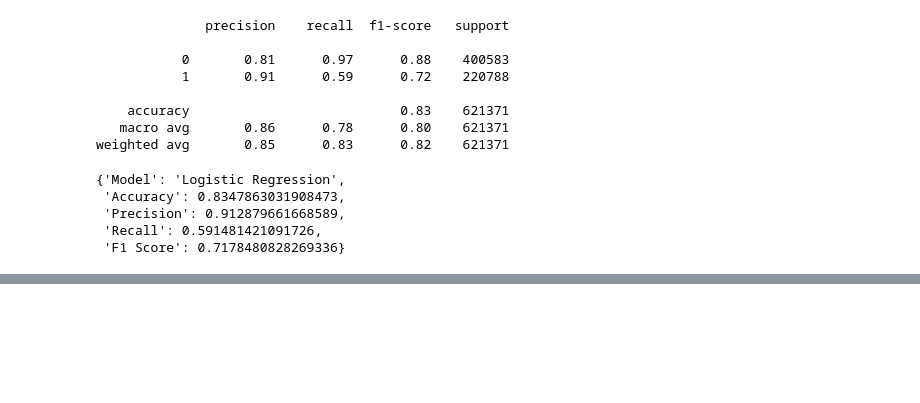
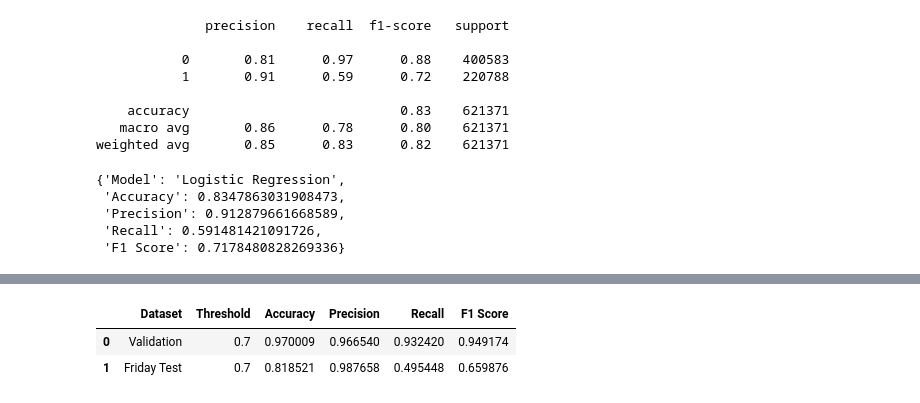
Before and after one commit to Dipita-2025/CyberSentinel_X, a Jupyter notebook: notebooks/03_model_training.ipynb, the cells around one changed output, grey strips where cells are left out. Cells and saved outputs as stored; diff of their text form; code cells hidden in the pictures; blank space fills up the shorter version.

Commit message:
model training and model creation

```diff
--- a/notebooks/03_model_training.ipynb
+++ b/notebooks/03_model_training.ipynb
@@ -128,0 +354,4 @@ from sklearn.ensemble import RandomForestClassifier
+# %%
+X_test_scaled_val = scaler_val.transform(X_test)
+
+print("Test data scaled:", X_test_scaled_val.shape)
@@ -128,0 +360,5 @@ from sklearn.ensemble import RandomForestClassifier
+# %%
+y_prob_test = model_lr_val.predict_proba(X_test_scaled_val)[:, 1]
+
+print("Test probabilities calculated.")
+print(y_prob_test[:10])
@@ -128,0 +370,8 @@ from sklearn.ensemble import RandomForestClassifier
+# %%
+threshold = 0.7
+
+y_pred_test = (y_prob_test >= threshold).astype(int)
+
+print("Predictions generated.")
+print("Predicted BENIGN:", (y_pred_test == 0).sum())
+print("Predicted ATTACK:", (y_pred_test == 1).sum())
@@ -128,0 +382,15 @@ from sklearn.ensemble import RandomForestClassifier
+# %%
+from sklearn.metrics import accuracy_score, precision_score, recall_score, f1_score, confusion_matrix
+
+accuracy_test_07 = accuracy_score(y_test, y_pred_test)
+precision_test_07 = precision_score(y_test, y_pred_test)
+recall_test_07 = recall_score(y_test, y_pred_test)
+f1_test_07 = f1_score(y_test, y_pred_test)
+
+print("Accuracy :", accuracy_test_07)
+print("Precision:", precision_test_07)
+print("Recall   :", recall_test_07)
+print("F1 Score :", f1_test_07)
+
+print("\nConfusion Matrix:")
+print(confusion_matrix(y_test, y_pred_test))
@@ -128,0 +406,15 @@ from sklearn.ensemble import RandomForestClassifier
+# %%
+results = pd.DataFrame({
+    "Dataset": ["Validation", "Friday Test"],
+    "Threshold": [0.7, 0.7],
+    "Accuracy": [accuracy_val, accuracy_test_07],
+    "Precision": [precision_score(y_val, (y_prob_val >= 0.7).astype(int)), precision_test_07],
+    "Recall": [recall_score(y_val, (y_prob_val >= 0.7).astype(int)), recall_test_07],
+    "F1 Score": [f1_score(y_val, (y_prob_val >= 0.7).astype(int)), f1_test_07]
+})
+
+results
+# %% [output]
+|  | Dataset | Threshold | Accuracy | Precision | Recall | F1 Score |
+| 0 | Validation | 0.7 | 0.970009 | 0.966540 | 0.932420 | 0.949174 |
+| 1 | Friday Test | 0.7 | 0.818521 | 0.987658 | 0.495448 | 0.659876 |
```
Also changed, not shown: parts of 77 cells of this notebook, 8 other files.
